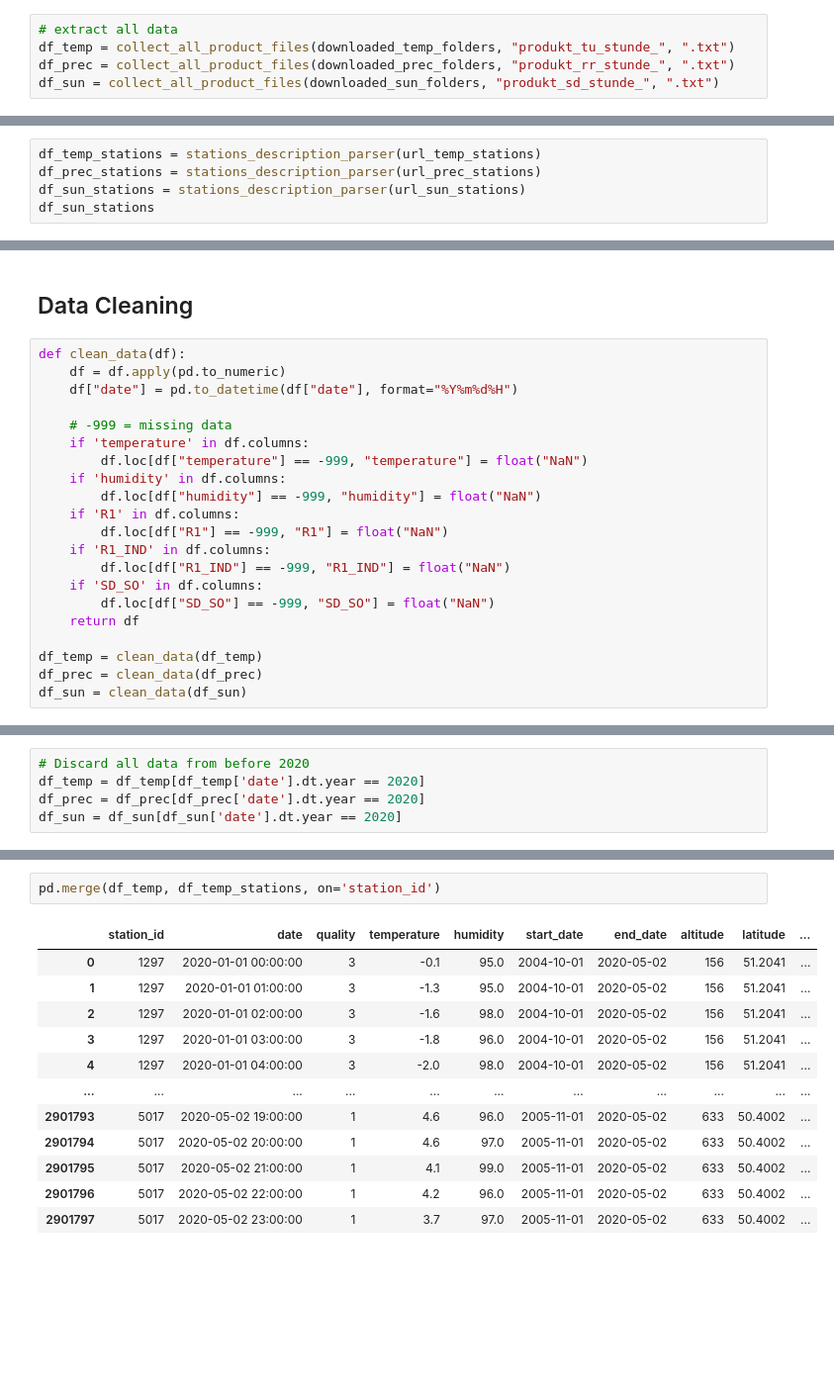
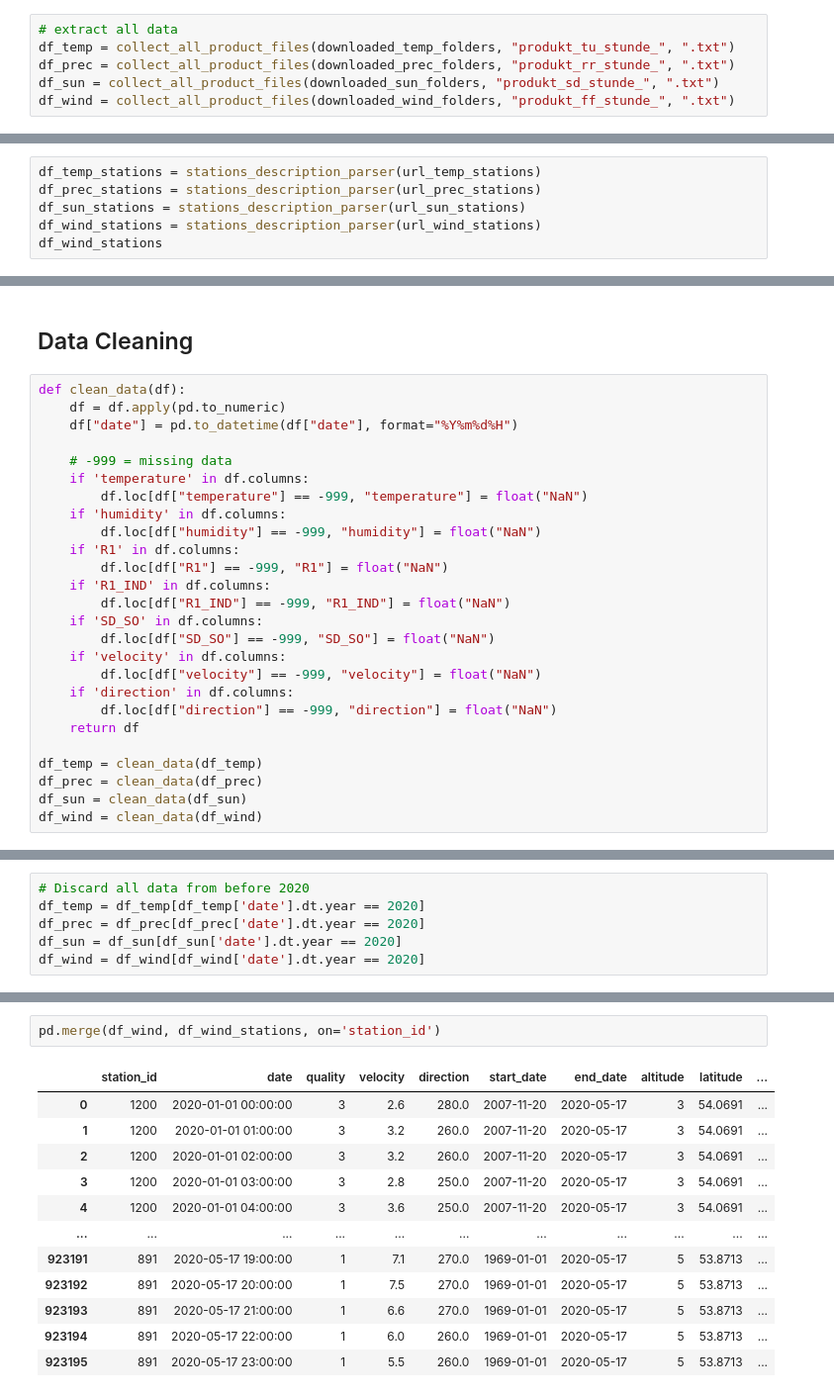
Before and after one commit to fynnwi/dppd_weather, a Jupyter notebook: notebooks/01 – Download Temperature, Precipitation, Sun Data.ipynb, the cells around one changed output, grey strips where cells are left out. Shown at 99% size. Drawn from its saved outputs; the diff is of its cells as text; blank space fills up the shorter version.

Commit message:
added wind support, updated station matching

```diff
--- a/notebooks/01 – Download Temperature, Precipitation, Sun Data.ipynb
+++ b/notebooks/01 – Download Temperature, Precipitation, Sun Data.ipynb
@@ -372,3 +401,4 @@ def collect_all_product_files(dirlist, prefix, suffix):
 df_temp = collect_all_product_files(downloaded_temp_folders, "produkt_tu_stunde_", ".txt")
 df_prec = collect_all_product_files(downloaded_prec_folders, "produkt_rr_stunde_", ".txt")
 df_sun = collect_all_product_files(downloaded_sun_folders, "produkt_sd_stunde_", ".txt")
+df_wind = collect_all_product_files(downloaded_wind_folders, "produkt_ff_stunde_", ".txt")
@@ -392,6 +422,7 @@ df_sun
 df_temp_stations = stations_description_parser(url_temp_stations)
 df_prec_stations = stations_description_parser(url_prec_stations)
 df_sun_stations = stations_description_parser(url_sun_stations)
-df_sun_stations
+df_wind_stations = stations_description_parser(url_wind_stations)
+df_wind_stations
 # %% [output]
 |  | station_id | start_date | end_date | altitude | latitude | longitude | name | state |
@@ -425,8 +456,13 @@ def clean_data(df):
         df.loc[df["R1_IND"] == -999, "R1_IND"] = float("NaN")
     if 'SD_SO' in df.columns:
         df.loc[df["SD_SO"] == -999, "SD_SO"] = float("NaN")
+    if 'velocity' in df.columns:
+        df.loc[df["velocity"] == -999, "velocity"] = float("NaN")
+    if 'direction' in df.columns:
+        df.loc[df["direction"] == -999, "direction"] = float("NaN")
     return df
 
 df_temp = clean_data(df_temp)
 df_prec = clean_data(df_prec)
 df_sun = clean_data(df_sun)
+df_wind = clean_data(df_wind)
@@ -444,6 +500,7 @@ dtype: object
 df_temp = df_temp[df_temp['date'].dt.year == 2020]
 df_prec = df_prec[df_prec['date'].dt.year == 2020]
 df_sun = df_sun[df_sun['date'].dt.year == 2020]
+df_wind = df_wind[df_wind['date'].dt.year == 2020]
 # %%
 # export as pickle
 df_temp.to_pickle(Path.joinpath(path_export, "temp.pkl"))
@@ -455,15 +517,15 @@ df_prec_stations.to_pickle(Path.joinpath(path_export, "sun_stations.pkl"))
 # %%
-pd.merge(df_temp, df_temp_stations, on='station_id')
+pd.merge(df_wind, df_wind_stations, on='station_id')
 # %% [output]
-|  | station_id | date | quality | temperature | humidity | start_date | end_date | altitude | latitude | ... |
-| 0 | 1297 | 2020-01-01 00:00:00 | 3 | -0.1 | 95.0 | 2004-10-01 | 2020-05-02 | 156 | 51.2041 | ... |
-| 1 | 1297 | 2020-01-01 01:00:00 | 3 | -1.3 | 95.0 | 2004-10-01 | 2020-05-02 | 156 | 51.2041 | ... |
-| 2 | 1297 | 2020-01-01 02:00:00 | 3 | -1.6 | 98.0 | 2004-10-01 | 2020-05-02 | 156 | 51.2041 | ... |
-| 3 | 1297 | 2020-01-01 03:00:00 | 3 | -1.8 | 96.0 | 2004-10-01 | 2020-05-02 | 156 | 51.2041 | ... |
-| 4 | 1297 | 2020-01-01 04:00:00 | 3 | -2.0 | 98.0 | 2004-10-01 | 2020-05-02 | 156 | 51.2041 | ... |
+|  | station_id | date | quality | velocity | direction | start_date | end_date | altitude | latitude | ... |
+| 0 | 1200 | 2020-01-01 00:00:00 | 3 | 2.6 | 280.0 | 2007-11-20 | 2020-05-17 | 3 | 54.0691 | ... |
+| 1 | 1200 | 2020-01-01 01:00:00 | 3 | 3.2 | 260.0 | 2007-11-20 | 2020-05-17 | 3 | 54.0691 | ... |
+| 2 | 1200 | 2020-01-01 02:00:00 | 3 | 3.2 | 260.0 | 2007-11-20 | 2020-05-17 | 3 | 54.0691 | ... |
+| 3 | 1200 | 2020-01-01 03:00:00 | 3 | 2.8 | 250.0 | 2007-11-20 | 2020-05-17 | 3 | 54.0691 | ... |
+| 4 | 1200 | 2020-01-01 04:00:00 | 3 | 3.6 | 250.0 | 2007-11-20 | 2020-05-17 | 3 | 54.0691 | ... |
 | ... | ... | ... | ... | ... | ... | ... | ... | ... | ... | ... |
-| 2901793 | 5017 | 2020-05-02 19:00:00 | 1 | 4.6 | 96.0 | 2005-11-01 | 2020-05-02 | 633 | 50.4002 | ... |
-| 2901794 | 5017 | 2020-05-02 20:00:00 | 1 | 4.6 | 97.0 | 2005-11-01 | 2020-05-02 | 633 | 50.4002 | ... |
-| 2901795 | 5017 | 2020-05-02 21:00:00 | 1 | 4.1 | 99.0 | 2005-11-01 | 2020-05-02 | 633 | 50.4002 | ... |
-| 2901796 | 5017 | 2020-05-02 22:00:00 | 1 | 4.2 | 96.0 | 2005-11-01 | 2020-05-02 | 633 | 50.4002 | ... |
-| 2901797 | 5017 | 2020-05-02 23:00:00 | 1 | 3.7 | 97.0 | 2005-11-01 | 2020-05-02 | 633 | 50.4002 | ... |
+| 923191 | 891 | 2020-05-17 19:00:00 | 1 | 7.1 | 270.0 | 1969-01-01 | 2020-05-17 | 5 | 53.8713 | ... |
+| 923192 | 891 | 2020-05-17 20:00:00 | 1 | 7.5 | 270.0 | 1969-01-01 | 2020-05-17 | 5 | 53.8713 | ... |
+| 923193 | 891 | 2020-05-17 21:00:00 | 1 | 6.6 | 270.0 | 1969-01-01 | 2020-05-17 | 5 | 53.8713 | ... |
+| 923194 | 891 | 2020-05-17 22:00:00 | 1 | 6.0 | 260.0 | 1969-01-01 | 2020-05-17 | 5 | 53.8713 | ... |
+| 923195 | 891 | 2020-05-17 23:00:00 | 1 | 5.5 | 260.0 | 1969-01-01 | 2020-05-17 | 5 | 53.8713 | ... |
```
Also changed, not shown: parts of 16 cells of this notebook, 30 other files.
